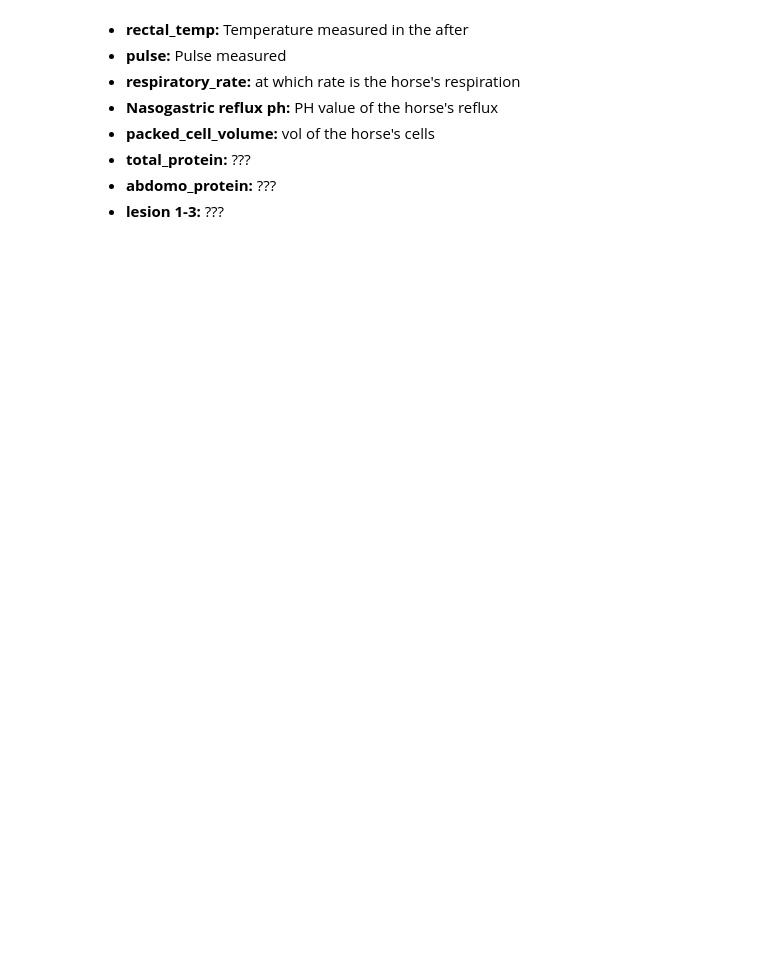
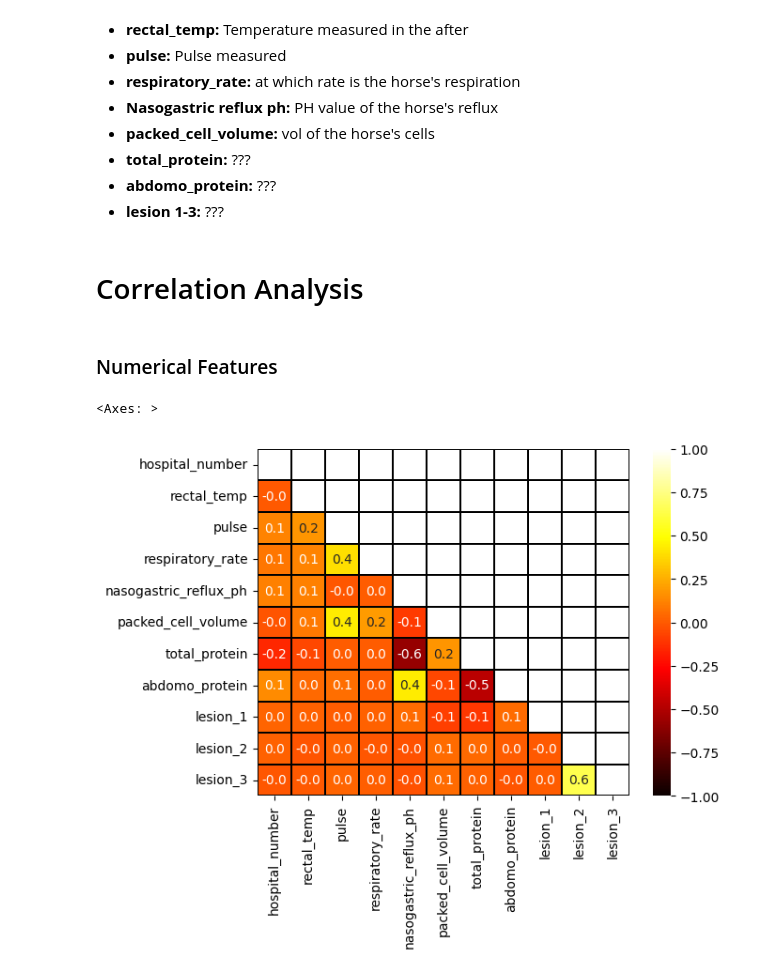
Before and after one commit to RobinWesselmann/classification_Horse_Health_Outcome, a Jupyter notebook: notebooks/EDA.ipynb, the cells around one changed output. Cells and saved outputs as stored; diff of their text form; code cells hidden in the pictures; blank space fills up the shorter version.

```diff
--- a/notebooks/EDA.ipynb
+++ b/notebooks/EDA.ipynb
@@ -183,3 +185,25 @@ fig.tight_layout()
 * **total_protein:** ???
 * **abdomo_protein:** ???
 * **lesion 1-3:** ???
+# %% [markdown]
+# Correlation Analysis
+# %% [markdown]
+### Numerical Features
+# %%
+up_triang = np.triu(np.ones_like(train_data[numerical_feats].corr())).astype(bool)
+
+sns.heatmap(
+    train_data[numerical_feats].corr(),
+    linewidth=0.1,
+    linecolor="black",
+    robust=True,
+    mask=up_triang,
+    vmin=-1,
+    vmax=1,
+    cmap='hot',
+    annot=True,
+    fmt=".1f"
+    )
+# %% [output]
+<Axes: >
+[figure, added]
```
Also changed, not shown: parts of 23 cells of this notebook, 1 other file.
